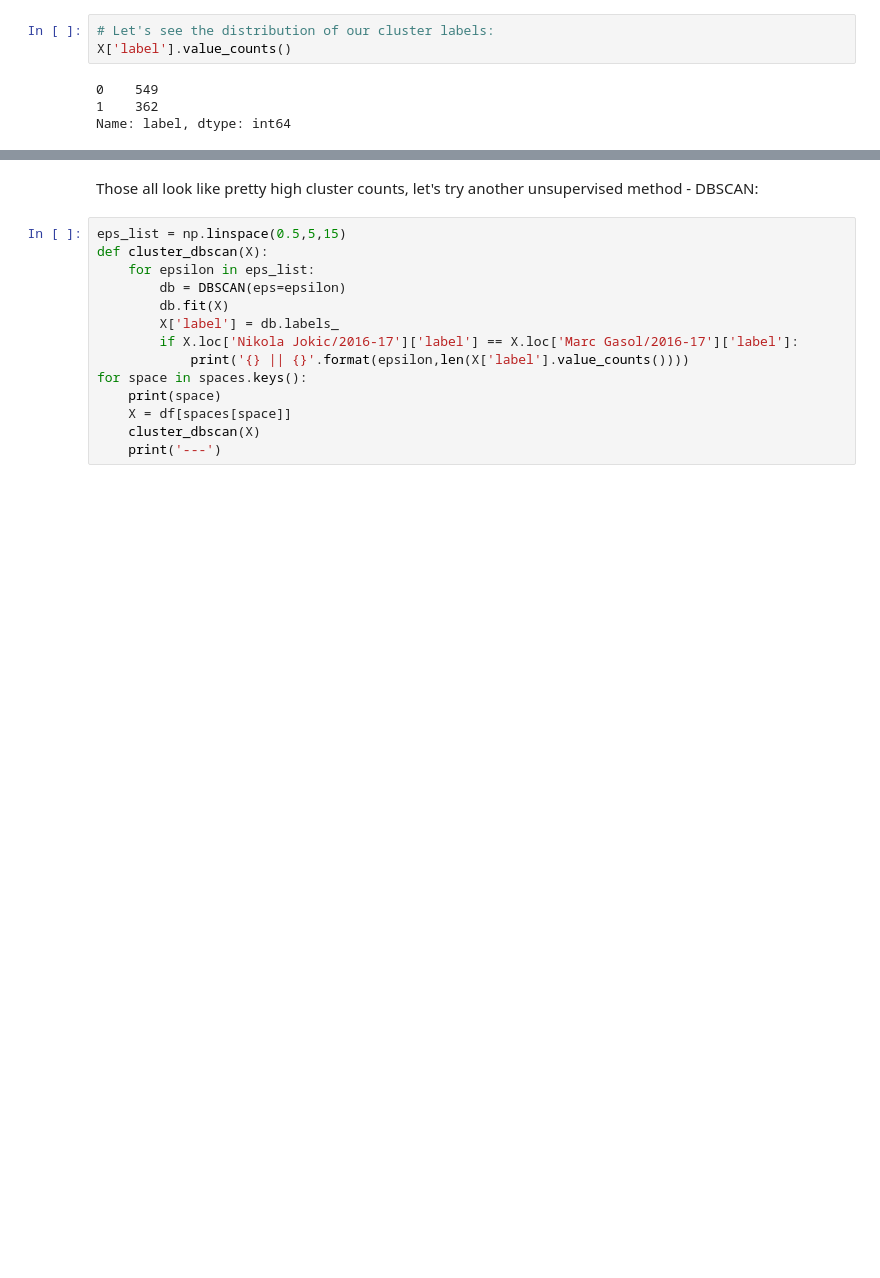
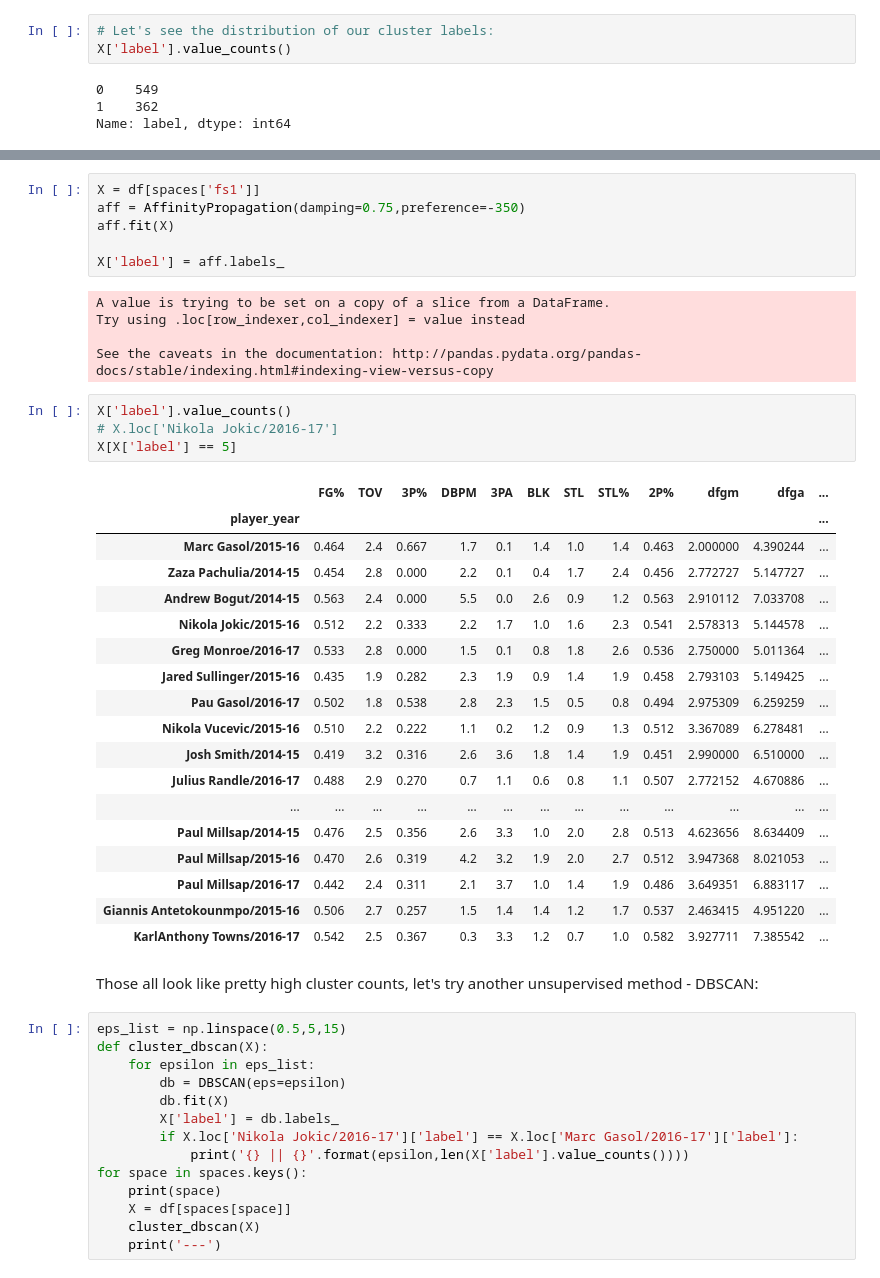
Before and after one commit to tilla232/dsi_capstone, a Jupyter notebook: src/feature_exploration.ipynb, the cells around one changed output, grey strips where cells are left out. Drawn from its saved outputs; the diff is of its cells as text; blank space fills up the shorter version.

```diff
--- a/src/feature_exploration.ipynb
+++ b/src/feature_exploration.ipynb
@@ -309,4 +317,38 @@ fs2
 ---
+# %%
+X = df[spaces['fs1']]
+aff = AffinityPropagation(damping=0.75,preference=-350)
+aff.fit(X)
+
+X['label'] = aff.labels_
+# %% [output]
+A value is trying to be set on a copy of a slice from a DataFrame.
+Try using .loc[row_indexer,col_indexer] = value instead
+
+See the caveats in the documentation: http://pandas.pydata.org/pandas-docs/stable/indexing.html#indexing-view-versus-copy
+# %%
+X['label'].value_counts()
+# X.loc['Nikola Jokic/2016-17']
+X[X['label'] == 5]
+# %% [output]
+|  | FG% | TOV | 3P% | DBPM | 3PA | BLK | STL | STL% | 2P% | dfgm | dfga | ... |
+| player_year |  |  |  |  |  |  |  |  |  |  |  | ... |
+| Marc Gasol/2015-16 | 0.464 | 2.4 | 0.667 | 1.7 | 0.1 | 1.4 | 1.0 | 1.4 | 0.463 | 2.000000 | 4.390244 | ... |
+| Zaza Pachulia/2014-15 | 0.454 | 2.8 | 0.000 | 2.2 | 0.1 | 0.4 | 1.7 | 2.4 | 0.456 | 2.772727 | 5.147727 | ... |
+| Andrew Bogut/2014-15 | 0.563 | 2.4 | 0.000 | 5.5 | 0.0 | 2.6 | 0.9 | 1.2 | 0.563 | 2.910112 | 7.033708 | ... |
+| Nikola Jokic/2015-16 | 0.512 | 2.2 | 0.333 | 2.2 | 1.7 | 1.0 | 1.6 | 2.3 | 0.541 | 2.578313 | 5.144578 | ... |
+| Greg Monroe/2016-17 | 0.533 | 2.8 | 0.000 | 1.5 | 0.1 | 0.8 | 1.8 | 2.6 | 0.536 | 2.750000 | 5.011364 | ... |
+| Jared Sullinger/2015-16 | 0.435 | 1.9 | 0.282 | 2.3 | 1.9 | 0.9 | 1.4 | 1.9 | 0.458 | 2.793103 | 5.149425 | ... |
+| Pau Gasol/2016-17 | 0.502 | 1.8 | 0.538 | 2.8 | 2.3 | 1.5 | 0.5 | 0.8 | 0.494 | 2.975309 | 6.259259 | ... |
+| Nikola Vucevic/2015-16 | 0.510 | 2.2 | 0.222 | 1.1 | 0.2 | 1.2 | 0.9 | 1.3 | 0.512 | 3.367089 | 6.278481 | ... |
+| Josh Smith/2014-15 | 0.419 | 3.2 | 0.316 | 2.6 | 3.6 | 1.8 | 1.4 | 1.9 | 0.451 | 2.990000 | 6.510000 | ... |
+| Julius Randle/2016-17 | 0.488 | 2.9 | 0.270 | 0.7 | 1.1 | 0.6 | 0.8 | 1.1 | 0.507 | 2.772152 | 4.670886 | ... |
+| ... | ... | ... | ... | ... | ... | ... | ... | ... | ... | ... | ... | ... |
+| Paul Millsap/2014-15 | 0.476 | 2.5 | 0.356 | 2.6 | 3.3 | 1.0 | 2.0 | 2.8 | 0.513 | 4.623656 | 8.634409 | ... |
+| Paul Millsap/2015-16 | 0.470 | 2.6 | 0.319 | 4.2 | 3.2 | 1.9 | 2.0 | 2.7 | 0.512 | 3.947368 | 8.021053 | ... |
+| Paul Millsap/2016-17 | 0.442 | 2.4 | 0.311 | 2.1 | 3.7 | 1.0 | 1.4 | 1.9 | 0.486 | 3.649351 | 6.883117 | ... |
+| Giannis Antetokounmpo/2015-16 | 0.506 | 2.7 | 0.257 | 1.5 | 1.4 | 1.4 | 1.2 | 1.7 | 0.537 | 2.463415 | 4.951220 | ... |
+| KarlAnthony Towns/2016-17 | 0.542 | 2.5 | 0.367 | 0.3 | 3.3 | 1.2 | 0.7 | 1.0 | 0.582 | 3.927711 | 7.385542 | ... |
 # %% [markdown]
 Those all look like pretty high cluster counts, let's try another unsupervised method - DBSCAN:
 # %%
```
Also changed, not shown: parts of 10 cells of this notebook, 12 other files.
